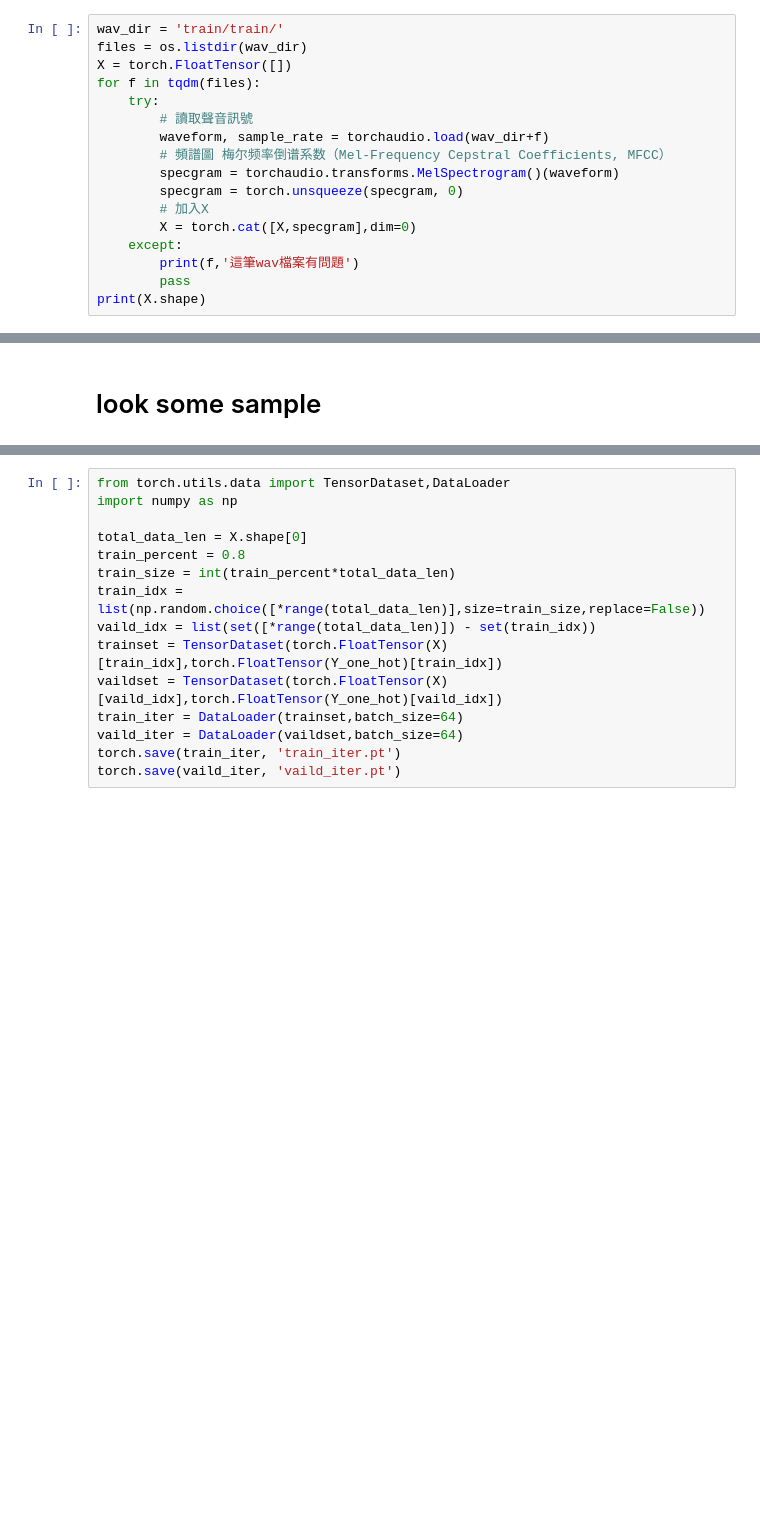
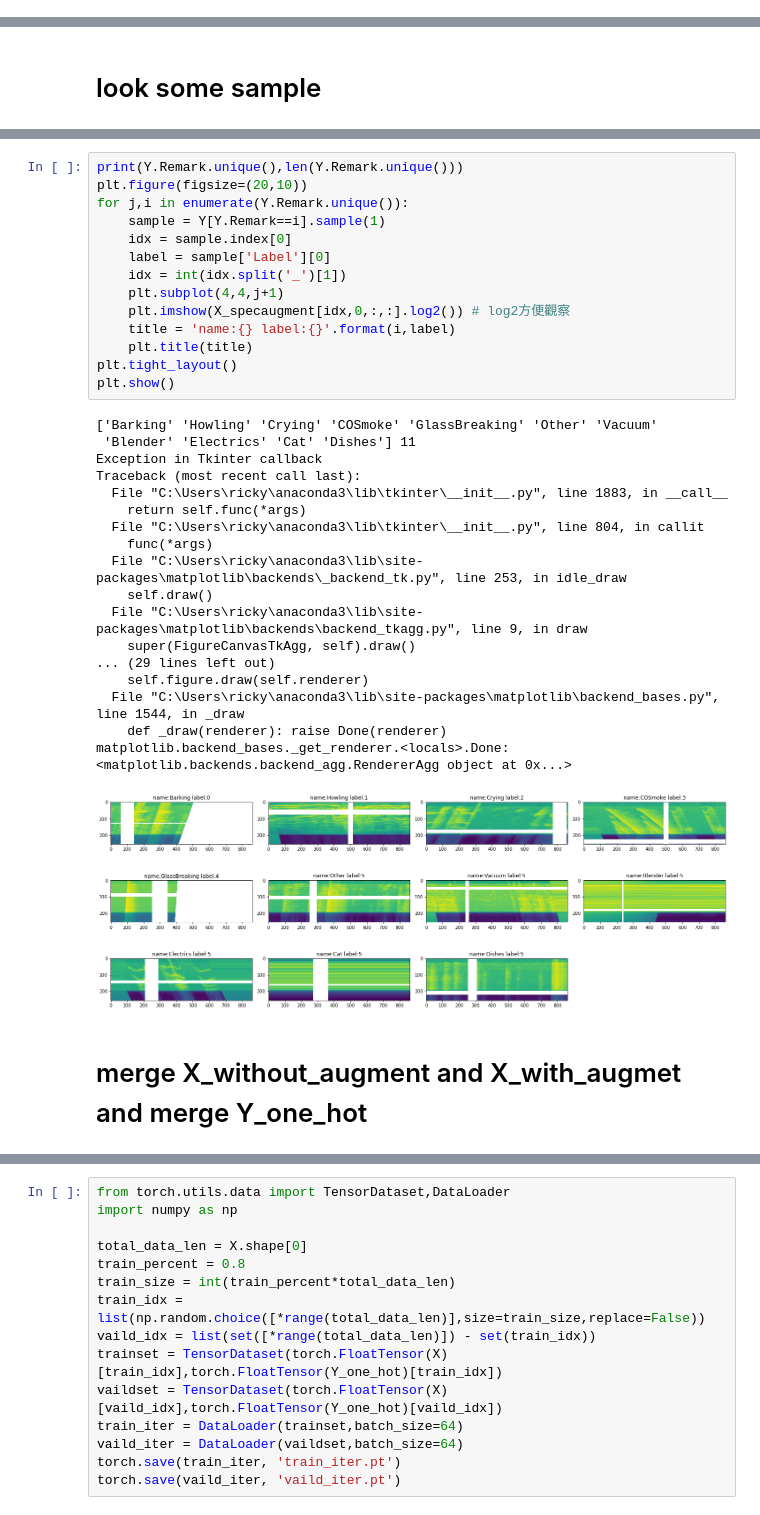
Before and after one commit to skywalker0803r/Tomofun-Dog-Voice-Recognition-AI-Million-Challenge, a Jupyter notebook: preprocessing.ipynb, the cells around one changed output, grey strips where cells are left out. Cells and saved outputs as stored; diff of their text form; blank space fills up the shorter version.

```diff
--- a/preprocessing.ipynb
+++ b/preprocessing.ipynb
@@ -13,17 +15,0 @@ import os
-# %%
-wav_dir = 'train/train/'
-files = os.listdir(wav_dir)
-X = torch.FloatTensor([])
-for f in tqdm(files):
-    try:
-        # 讀取聲音訊號
-        waveform, sample_rate = torchaudio.load(wav_dir+f)
-        # 頻譜圖 梅尔频率倒谱系数（Mel-Frequency Cepstral Coefficients, MFCC）
-        specgram = torchaudio.transforms.MelSpectrogram()(waveform)
-        specgram = torch.unsqueeze(specgram, 0)
-        # 加入X
-        X = torch.cat([X,specgram],dim=0)
-    except:
-        print(f,'這筆wav檔案有問題')
-        pass
-print(X.shape)
@@ -102,0 +149,35 @@ plt.show()
+# %%
+print(Y.Remark.unique(),len(Y.Remark.unique()))
+plt.figure(figsize=(20,10))
+for j,i in enumerate(Y.Remark.unique()):
+    sample = Y[Y.Remark==i].sample(1)
+    idx = sample.index[0]
+    label = sample['Label'][0]
+    idx = int(idx.split('_')[1])
+    plt.subplot(4,4,j+1)
+    plt.imshow(X_specaugment[idx,0,:,:].log2()) # log2方便觀察
+    title = 'name:{} label:{}'.format(i,label)
+    plt.title(title)
+plt.tight_layout()
+plt.show()
+# %% [output]
+['Barking' 'Howling' 'Crying' 'COSmoke' 'GlassBreaking' 'Other' 'Vacuum'
+ 'Blender' 'Electrics' 'Cat' 'Dishes'] 11
+Exception in Tkinter callback
+Traceback (most recent call last):
+  File "C:\Users\ricky\anaconda3\lib\tkinter\__init__.py", line 1883, in __call__
+    return self.func(*args)
+  File "C:\Users\ricky\anaconda3\lib\tkinter\__init__.py", line 804, in callit
+    func(*args)
+  File "C:\Users\ricky\anaconda3\lib\site-packages\matplotlib\backends\_backend_tk.py", line 253, in idle_draw
+    self.draw()
+  File "C:\Users\ricky\anaconda3\lib\site-packages\matplotlib\backends\backend_tkagg.py", line 9, in draw
+    super(FigureCanvasTkAgg, self).draw()
+... (29 lines left out)
+    self.figure.draw(self.renderer)
+  File "C:\Users\ricky\anaconda3\lib\site-packages\matplotlib\backend_bases.py", line 1544, in _draw
+    def _draw(renderer): raise Done(renderer)
+matplotlib.backend_bases._get_renderer.<locals>.Done: <matplotlib.backends.backend_agg.RendererAgg object at 0x...>
+[figure, added]
+# %% [markdown]
+# merge X_without_augment and X_with_augmet and merge Y_one_hot
```
Also changed, not shown: parts of 10 cells of this notebook, 6 other files.
